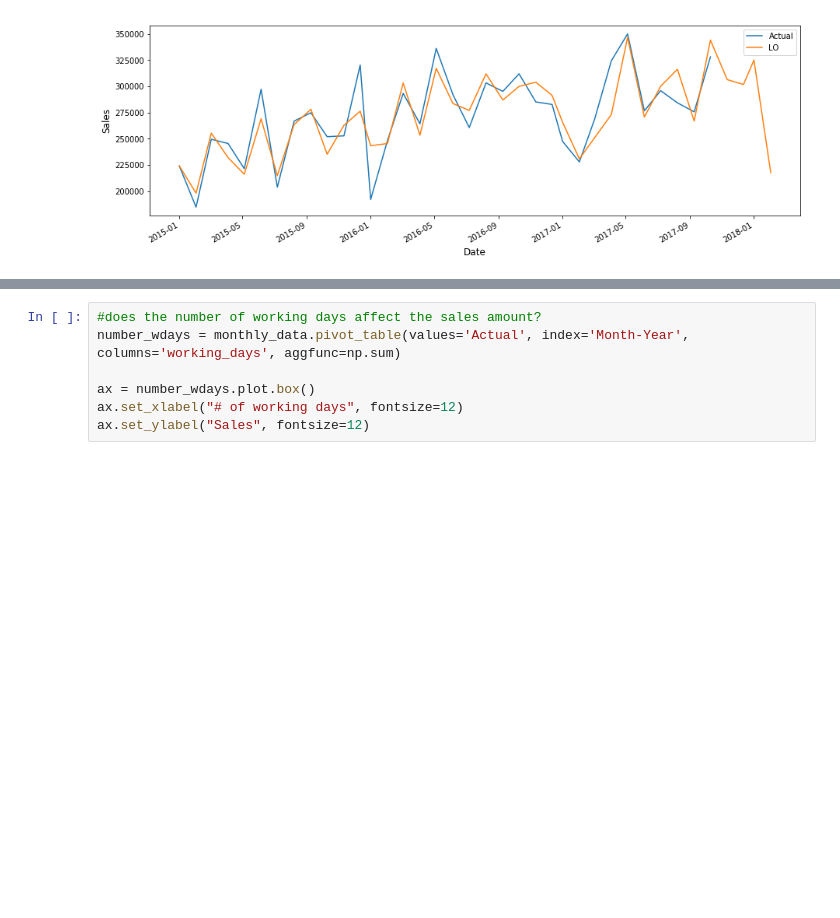
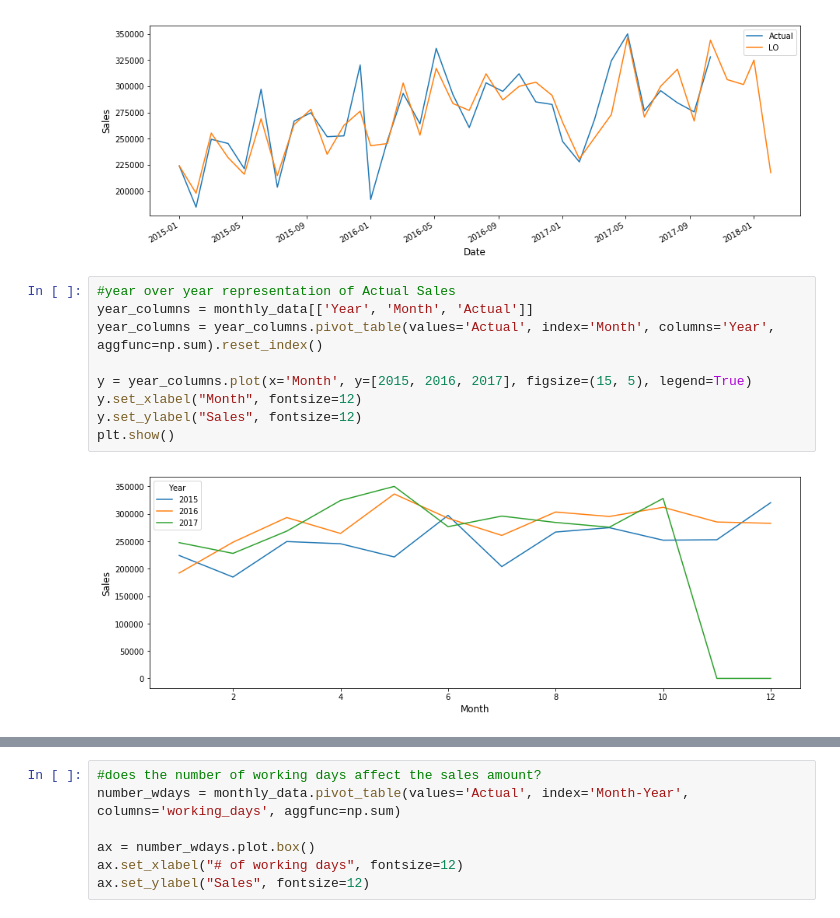
Before and after one commit to diruit/novartis_challenge, a Jupyter notebook: Data_cleaning_notebook.ipynb, the cells around one changed output, grey strips where cells are left out. Drawn from its saved outputs; the diff is of its cells as text; blank space fills up the shorter version.

```diff
--- a/Data_cleaning_notebook.ipynb
+++ b/Data_cleaning_notebook.ipynb
@@ -477,3 +500,14 @@ m.set_ylabel("Sales", fontsize=12)
 plt.show()
 # %% [output]
 [figure]
+# %%
+#year over year representation of Actual Sales
+year_columns = monthly_data[['Year', 'Month', 'Actual']]
+year_columns = year_columns.pivot_table(values='Actual', index='Month', columns='Year', aggfunc=np.sum).reset_index()
+
+y = year_columns.plot(x='Month', y=[2015, 2016, 2017], figsize=(15, 5), legend=True)
+y.set_xlabel("Month", fontsize=12)
+y.set_ylabel("Sales", fontsize=12)
+plt.show()
+# %% [output]
+[figure, added]
```
Also changed, not shown: parts of 25 cells of this notebook.
